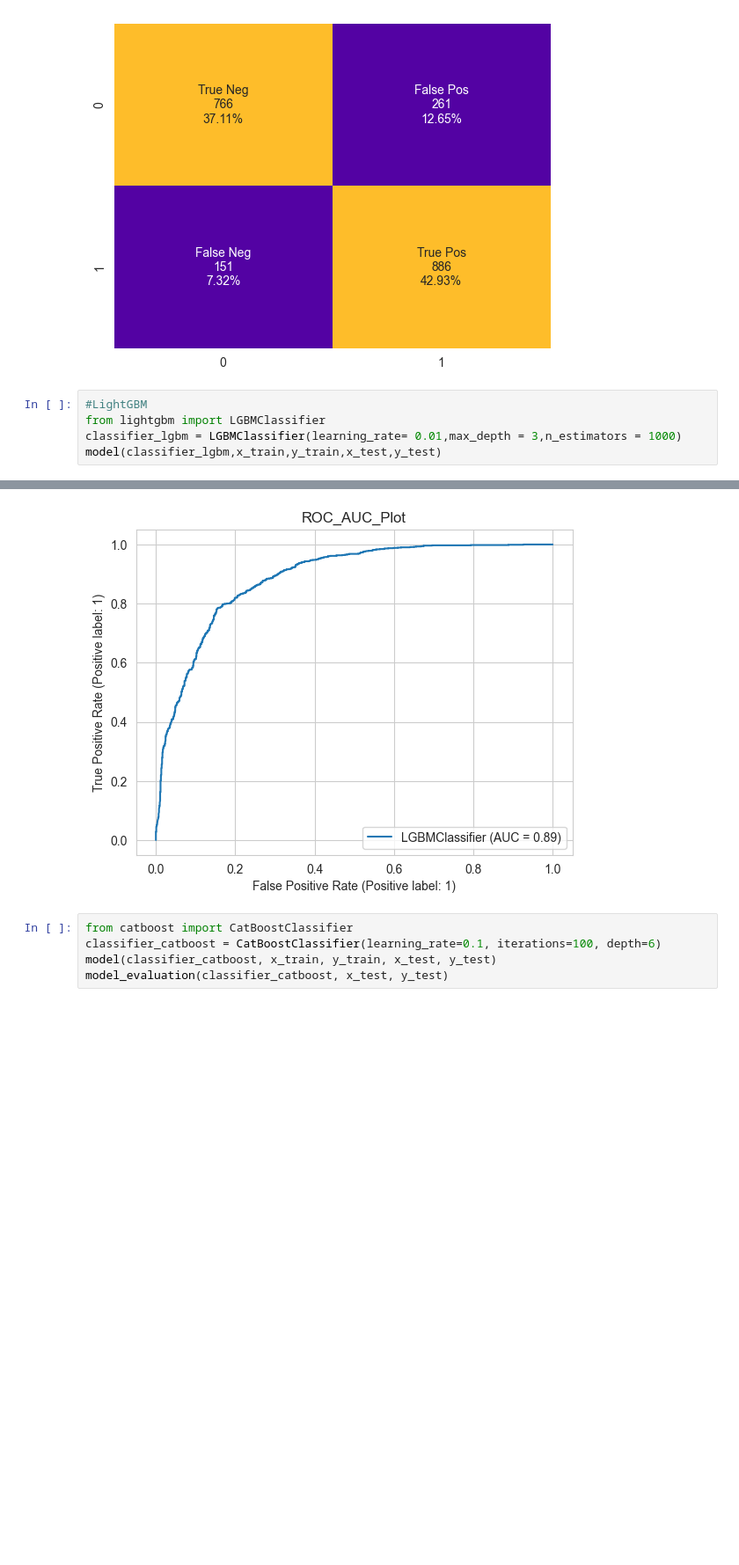
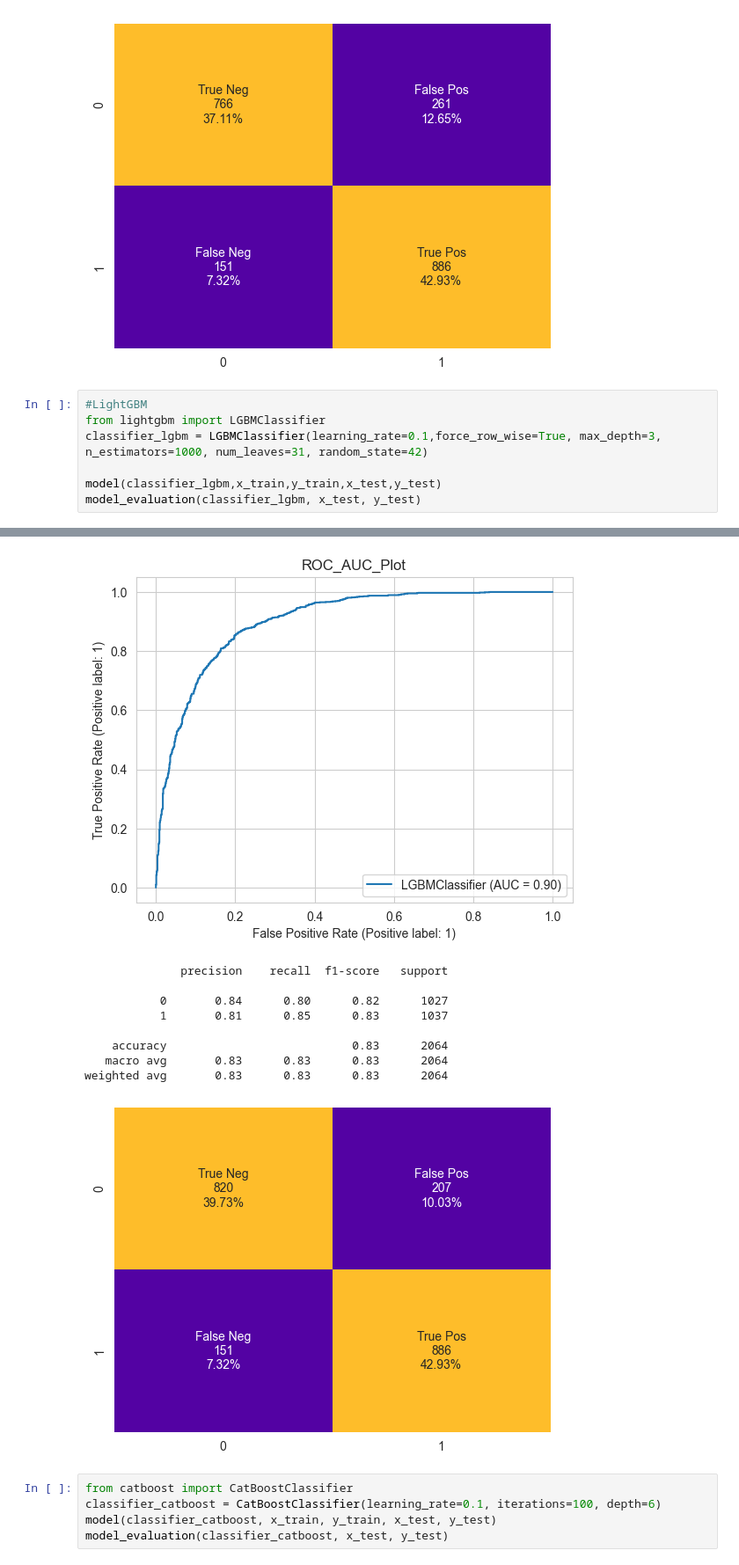
Before and after one commit to VenkataPrasad97/Task, a Jupyter notebook: de_task_8.ipynb, the cells around one changed output, grey strips where cells are left out. Shown at 88% size. Drawn from its saved outputs; the diff is of its cells as text; blank space fills up the shorter version.

```diff
--- a/de_task_8.ipynb
+++ b/de_task_8.ipynb
@@ -471,7 +471,9 @@ weighted avg       0.80      0.80      0.80      2064
 # %%
 #LightGBM
 from lightgbm import LGBMClassifier
-classifier_lgbm = LGBMClassifier(learning_rate= 0.01,max_depth = 3,n_estimators = 1000)
+classifier_lgbm = LGBMClassifier(learning_rate=0.1,force_row_wise=True, max_depth=3, n_estimators=1000, num_leaves=31, random_state=42)
+
 model(classifier_lgbm,x_train,y_train,x_test,y_test)
+model_evaluation(classifier_lgbm, x_test, y_test)
 # %% [output]
 [LightGBM] [Info] Number of positive: 4122, number of negative: 4132
@@ -494,4 +496,13 @@ ROC_AUC Score:  80.45%
-[figure, old version]
+[figure, new version]
+              precision    recall  f1-score   support
+
+           0       0.84      0.80      0.82      1027
+           1       0.81      0.85      0.83      1037
+
+    accuracy                           0.83      2064
+   macro avg       0.83      0.83      0.83      2064
+weighted avg       0.83      0.83      0.83      2064
+[figure, added]
 # %%
 from catboost import CatBoostClassifier
 classifier_catboost = CatBoostClassifier(learning_rate=0.1, iterations=100, depth=6)
```
Also changed, not shown: parts of 1 cell of this notebook.
